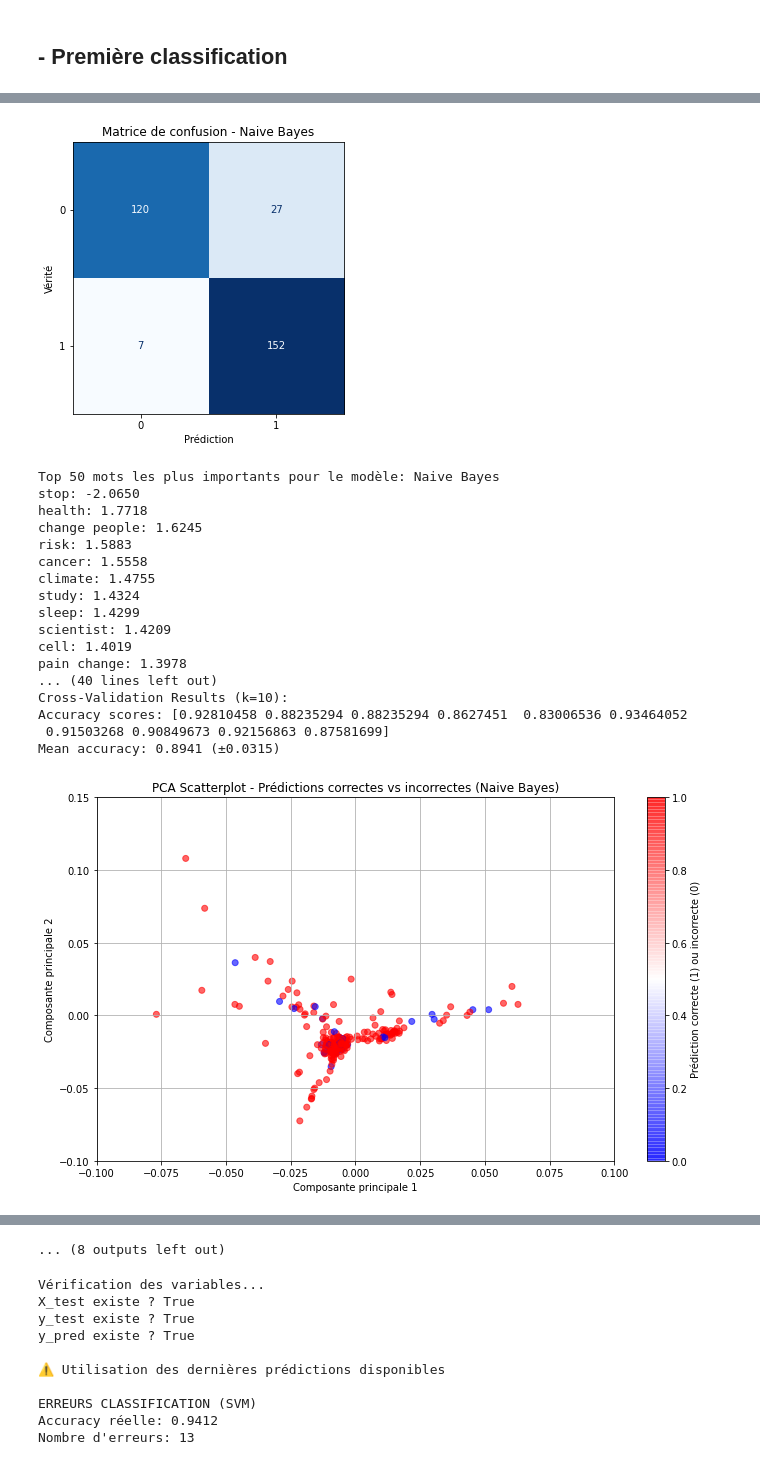
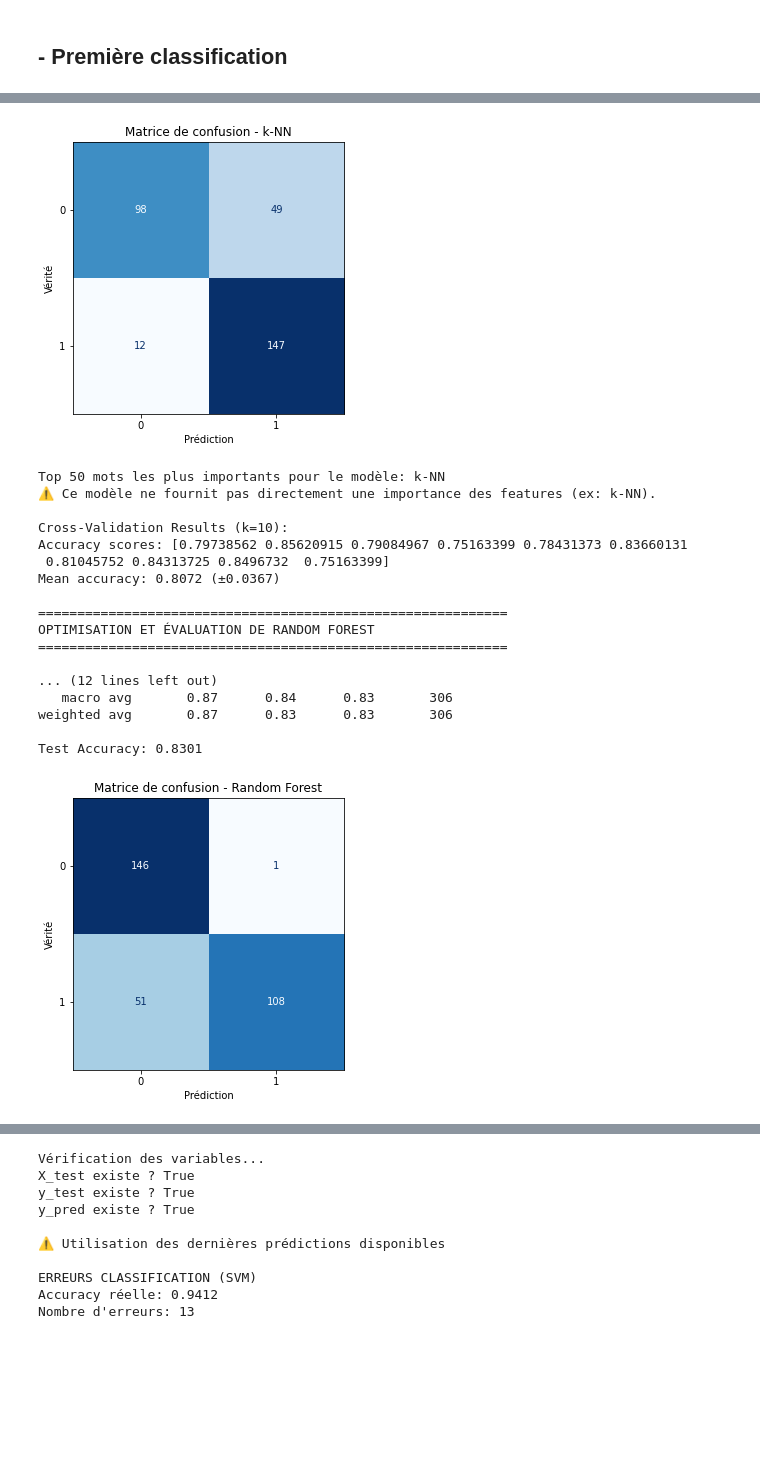
Before and after one commit to RaphaelRibes/machine-learning, a Jupyter notebook: Notebook-infos-pertinentes.ipynb, the cells around one changed output, grey strips where cells are left out. Cells and saved outputs as stored; diff of their text form; code cells hidden in the pictures; blank space fills up the shorter version.

```diff
--- a/Notebook-infos-pertinentes.ipynb
+++ b/Notebook-infos-pertinentes.ipynb
@@ -239,8 +545,6 @@ plt.show()
 %reset -f
 %clear
 # %%
-#meme code que precedent juste ajoute de hyperparmetre
-# Importations nécessaires***************************a garder hi ciaran et raphaelle et dalia  je suis la ************************************
 import pandas as pd
 import re
 from nltk.corpus import stopwords
@@ -442,32 +746,6 @@ for name, config in models.items():
     print("\nCross-Validation Results (k=10):")
     print(f"Accuracy scores: {cv_scores}")
     print(f"Mean accuracy: {cv_scores.mean():.4f} (±{cv_scores.std():.4f})")
-
-    ############################################################################################
-    # Réduction de dimension PCA
-    pca = PCA(n_components=2, random_state=42)
-    X_test_pca = pca.fit_transform(X_test.toarray())
-
-    # Comparaison prédiction vs vérité
-    correct = (y_pred == y_test)
-
-    plt.figure(figsize=(10, 6))
-    plt.scatter(
-        X_test_pca[:, 0],
-        X_test_pca[:, 1],
-        c=correct,
-        cmap='bwr',  # Bleu = correct, rouge = incorrect
-        alpha=0.6
-    )
-    plt.title(f"PCA Scatterplot - Prédictions correctes vs incorrectes ({name})")
-    plt.xlabel("Composante principale 1")
-    plt.ylabel("Composante principale 2")
-    plt.colorbar(label="Prédiction correcte (1) ou incorrecte (0)")
-    plt.grid(True)
-    plt.xlim(-0.1, 0.1)
-    plt.ylim(-0.1,0.15)
-    plt.tight_layout()
-    plt.show()
 # %% [output]
 ============================================================
 OPTIMISATION ET ÉVALUATION DE LOGISTIC REGRESSION
@@ -531,19 +806,19 @@ Test Accuracy: 0.8889
-[figure, old version]
+[figure, new version]
-Top 50 mots les plus importants pour le modèle: Naive Bayes
-stop: -2.0650
-health: 1.7718
-change people: 1.6245
-risk: 1.5883
-cancer: 1.5558
-climate: 1.4755
-study: 1.4324
-sleep: 1.4299
-scientist: 1.4209
-cell: 1.4019
-pain change: 1.3978
-... (40 lines left out)
+Top 50 mots les plus importants pour le modèle: k-NN
+⚠️ Ce modèle ne fournit pas directement une importance des features (ex: k-NN).
+
 Cross-Validation Results (k=10):
-Accuracy scores: [0.92810458 0.88235294 0.88235294 0.8627451  0.83006536 0.93464052
- 0.91503268 0.90849673 0.92156863 0.87581699]
-Mean accuracy: 0.8941 (±0.0315)
+Accuracy scores: [0.79738562 0.85620915 0.79084967 0.75163399 0.78431373 0.83660131
+ 0.81045752 0.84313725 0.8496732  0.75163399]
+Mean accuracy: 0.8072 (±0.0367)
+
+============================================================
+OPTIMISATION ET ÉVALUATION DE RANDOM FOREST
+============================================================
+
+... (12 lines left out)
+   macro avg       0.87      0.84      0.83       306
+weighted avg       0.87      0.83      0.83       306
+
+Test Accuracy: 0.8301
-[figure, old version]
+[figure, new version]
@@ -579,4 +850,3 @@ Mean accuracy: 0.8072 (±0.0367)
-... (8 outputs left out)
 # %%
 # ------------------------------------------------------------
 # SOLUTION ULTIME - UTILISATION DES RÉSULTATS EXISTANTS
```
Also changed, not shown: parts of 21 cells of this notebook.
